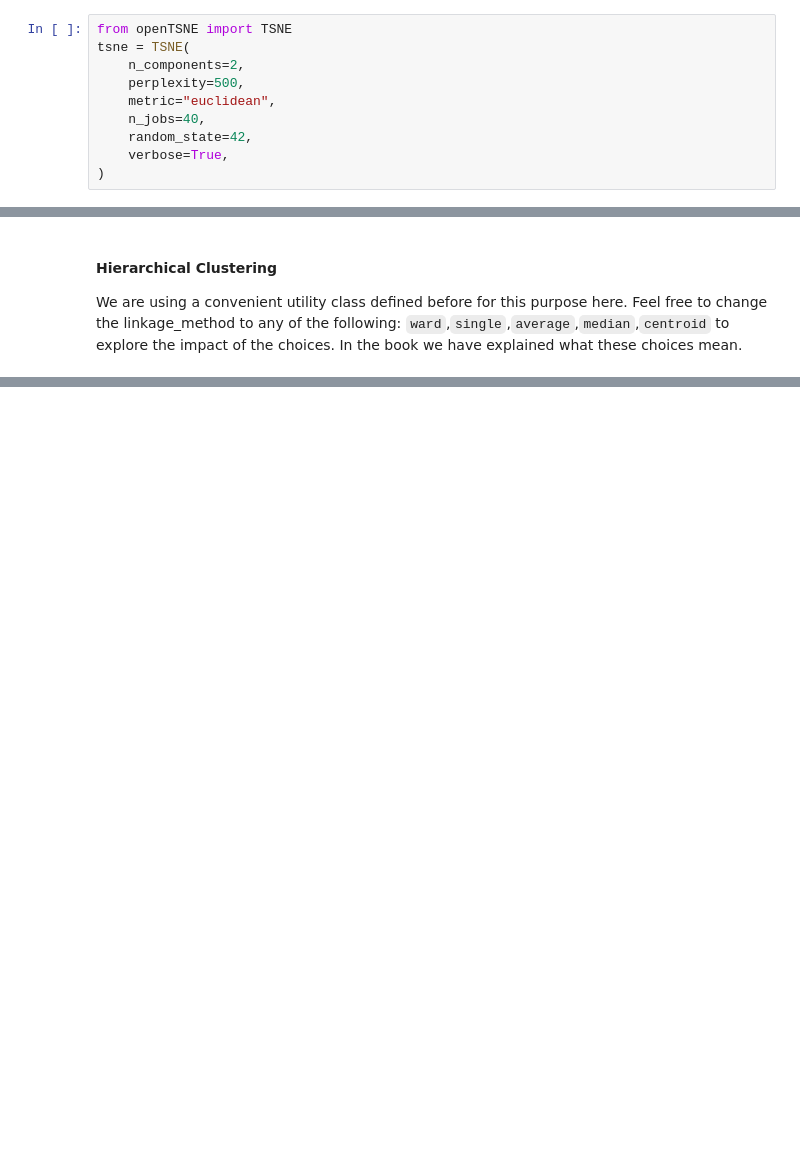
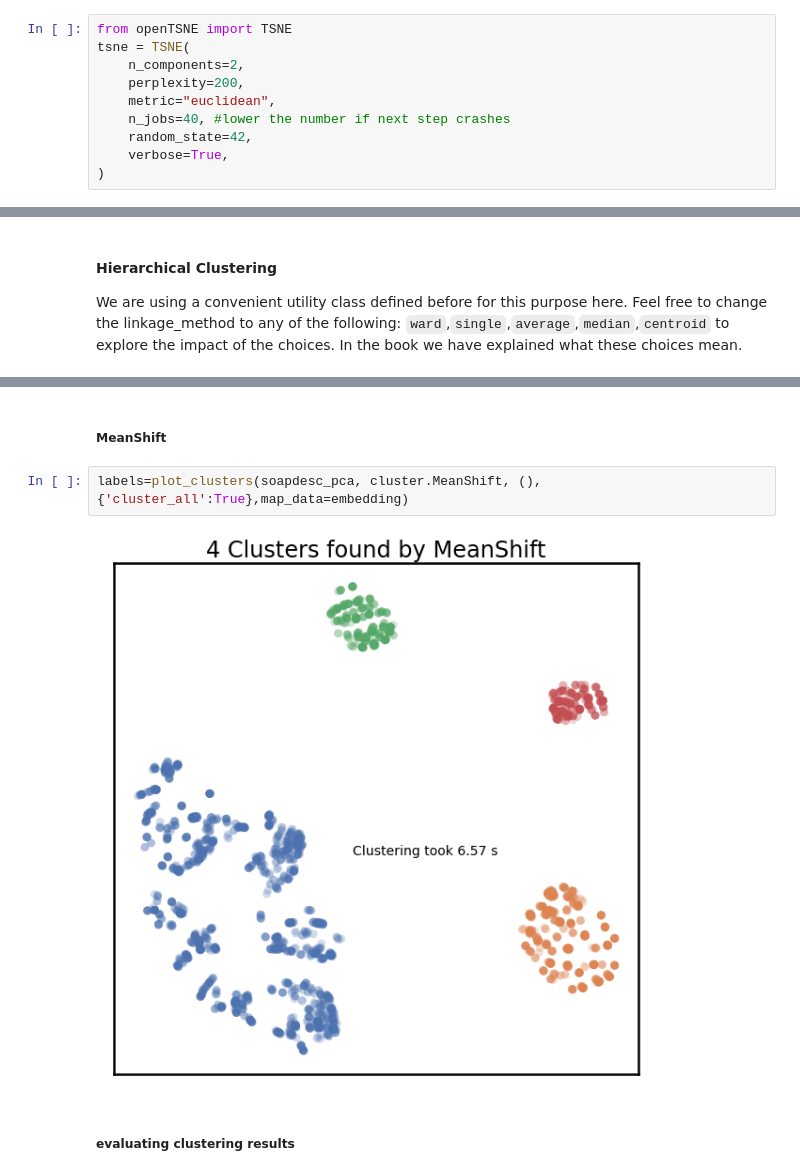
Before and after one commit to cersonsky-lab/unsupervised-ml, a Jupyter notebook: Surface_analysis.ipynb, the cells around one changed output, grey strips where cells are left out. Drawn from its saved outputs; the diff is of its cells as text; blank space fills up the shorter version.

```diff
--- a/Surface_analysis.ipynb
+++ b/Surface_analysis.ipynb
@@ -365,9 +410,9 @@ sns.pairplot(descdf[[*descdf.columns[0:4],'O_count']],hue='O_count')
 from openTSNE import TSNE
 tsne = TSNE(
     n_components=2,
-    perplexity=500,
+    perplexity=200,
     metric="euclidean",
-    n_jobs=40,
+    n_jobs=40, #lower the number if next step crashes
     random_state=42,
     verbose=True,
 )
@@ -461,0 +530,8 @@ kneedloc=KneeLocator(np.arange(len(pca.explained_variance_ratio_)))
+# %% [markdown]
+##### MeanShift
+# %%
+labels=plot_clusters(soapdesc_pca, cluster.MeanShift, (), {'cluster_all':True},map_data=embedding)
+# %% [output]
+[figure, added]
+# %% [markdown]
+##### evaluating clustering results
```
Also changed, not shown: parts of 58 cells of this notebook, 51 other files.
